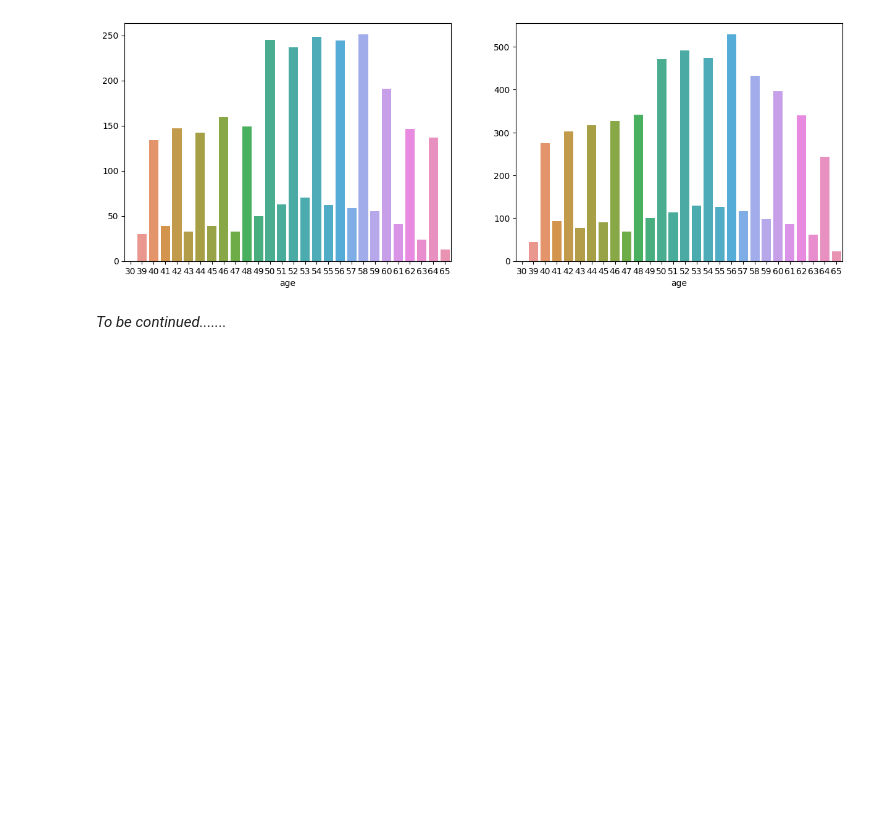
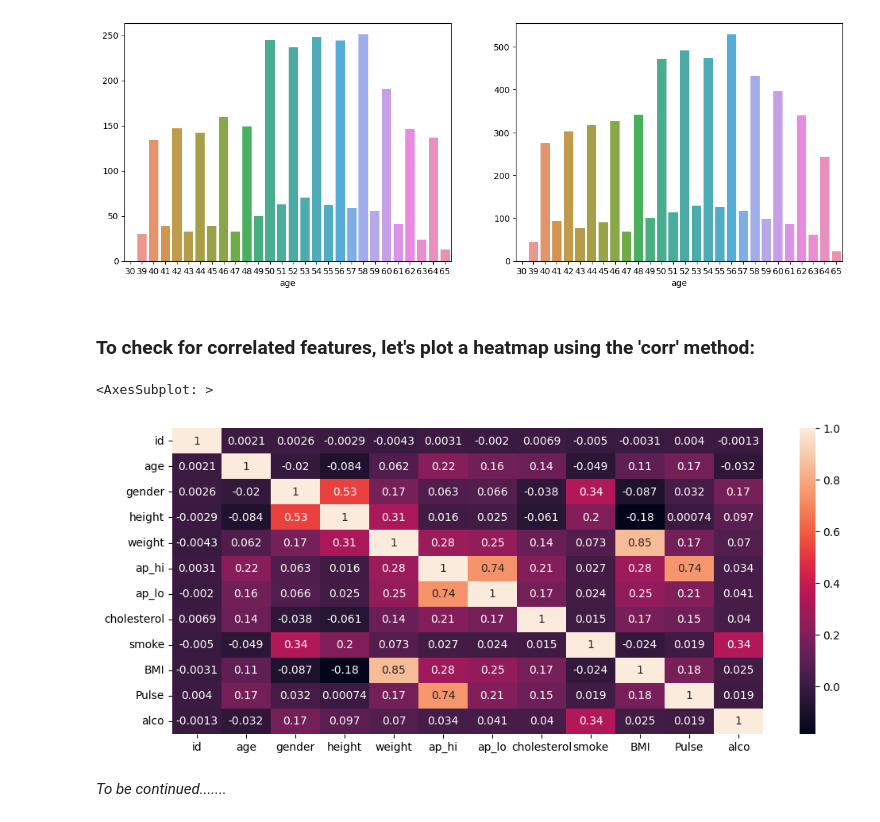
Before and after one commit to Somkene2017/Turing_Test_Cardio_base, a Jupyter notebook: turing-test-cardio-base.ipynb, the cells around one changed output. Drawn from its saved outputs; the diff is of its cells as text; code cells hidden in the pictures; blank space fills up the shorter version.

Commit message:
Kaggle Notebook | Turing_Test_Cardio_base | Version 4

```diff
--- a/turing-test-cardio-base.ipynb
+++ b/turing-test-cardio-base.ipynb
@@ -283,5 +283,14 @@ age
 Name: smoke, dtype: int64
 <AxesSubplot: xlabel='age'>
 [figure]
+# %% [markdown]
+### To check for correlated features, let's plot a heatmap using the 'corr' method:
+# %%
+plt.figure(figsize=(12,5))
+correlated_features = mrg_base_df.corr(method = 'spearman')
+sns.heatmap(correlated_features, annot=True)
+# %% [output]
+<AxesSubplot: >
+[figure, added]
 # %% [markdown]
 *To be continued.......*
```
Also changed, not shown: parts of 1 cell of this notebook.
